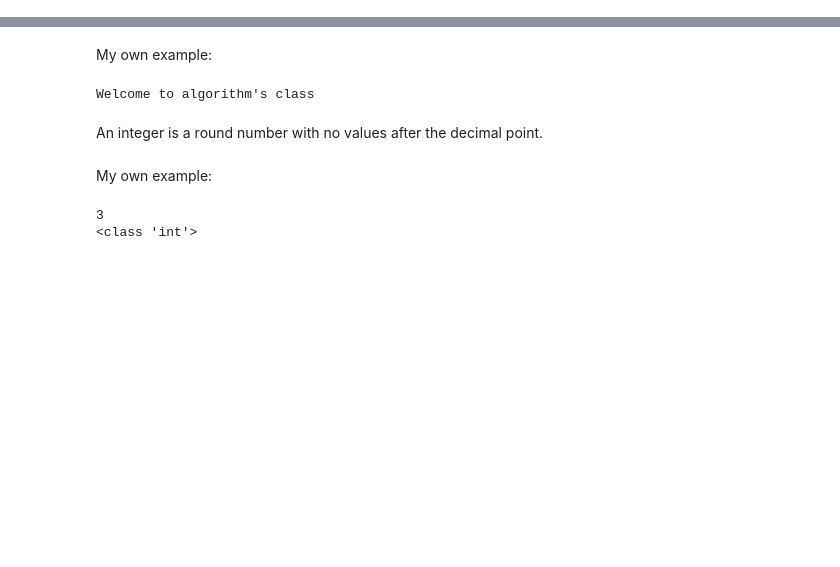
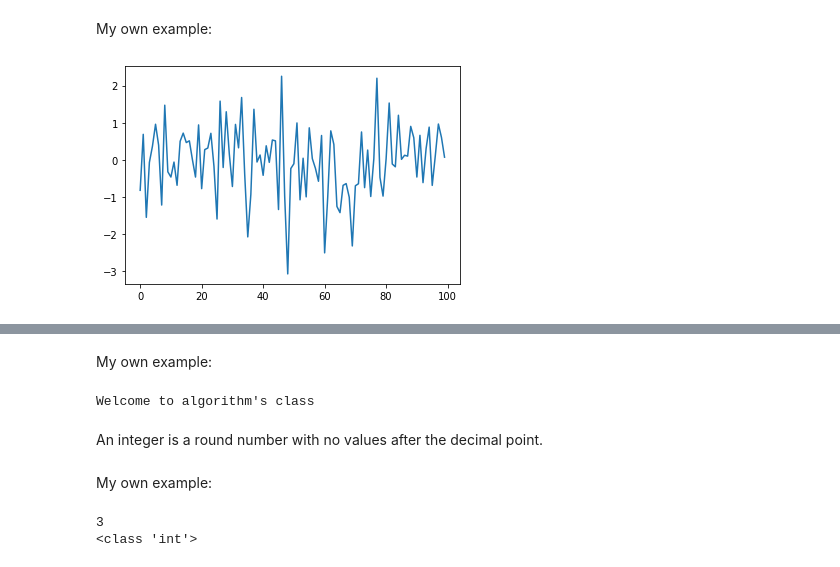
Before and after one commit to stsanchezl/AlgorithmsUN2021II, a Jupyter notebook: Lab1/stsanchezl_Lab1.ipynb, the cells around one changed output, grey strips where cells are left out. Drawn from its saved outputs; the diff is of its cells as text; code cells hidden in the pictures; blank space fills up the shorter version.

```diff
--- a/Lab1/stsanchezl_Lab1.ipynb
+++ b/Lab1/stsanchezl_Lab1.ipynb
@@ -0,0 +139,7 @@
+# %% [markdown]
+My own example:
+# %%
+#Doesn't seem pythonic
+plt.plot(X);
+# %% [output]
+[figure, added]
```
Also changed, not shown: parts of 73 cells of this notebook.
